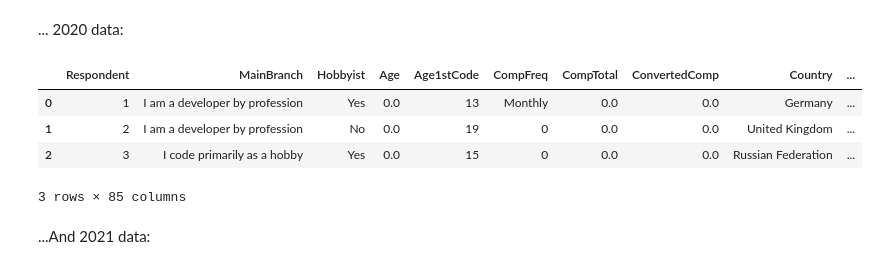
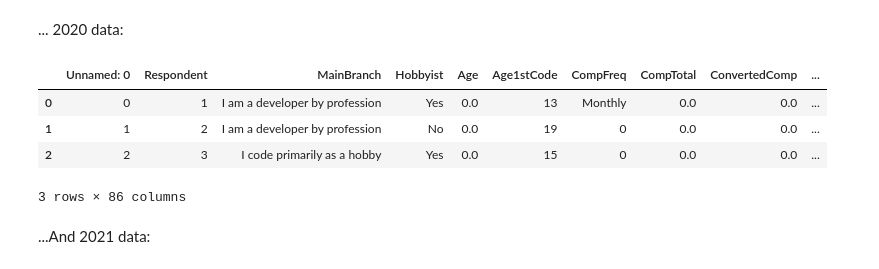
Before and after one commit to alfreedolf/stackoverflow_multiple_years, a Jupyter notebook: notebooks/1.LanguagesPopularityByYear.ipynb, the cells around one changed output. Saved outputs shown, nothing was run; the diff lists cells and outputs as text; code cells hidden in the pictures.

```diff
--- a/notebooks/1.LanguagesPopularityByYear.ipynb
+++ b/notebooks/1.LanguagesPopularityByYear.ipynb
@@ -261,18 +261,18 @@ df_surveys_19.head(3)
 file_name = "2020_results_prepared.csv"
 complete_file_name = os.path.join(path.parent, "data", file_name)
 # %%
-if os.path.isfile(file_name):
-    df_surveys_2020 = pd.read_csv(complete_file_name)
+if os.path.isfile(complete_file_name):
+    df_surveys_20 = pd.read_csv(complete_file_name)
 else:
     df_surveys_20 = feature_split(df=df_surveys_11_to_21[2020], column_to_split="LanguageWorkedWith", inplace=False)
     df_surveys_20.to_csv(complete_file_name)
 df_surveys_20.head(3)
 # %% [output]
-|  | Respondent | MainBranch | Hobbyist | Age | Age1stCode | CompFreq | CompTotal | ConvertedComp | Country | ... |
-| 0 | 1 | I am a developer by profession | Yes | 0.0 | 13 | Monthly | 0.0 | 0.0 | Germany | ... |
-| 1 | 2 | I am a developer by profession | No | 0.0 | 19 | 0 | 0.0 | 0.0 | United Kingdom | ... |
-| 2 | 3 | I code primarily as a hobby | Yes | 0.0 | 15 | 0 | 0.0 | 0.0 | Russian Federation | ... |
+|  | Unnamed: 0 | Respondent | MainBranch | Hobbyist | Age | Age1stCode | CompFreq | CompTotal | ConvertedComp | ... |
+| 0 | 0 | 1 | I am a developer by profession | Yes | 0.0 | 13 | Monthly | 0.0 | 0.0 | ... |
+| 1 | 1 | 2 | I am a developer by profession | No | 0.0 | 19 | 0 | 0.0 | 0.0 | ... |
+| 2 | 2 | 3 | I code primarily as a hobby | Yes | 0.0 | 15 | 0 | 0.0 | 0.0 | ... |
-3 rows × 85 columns
+3 rows × 86 columns
 # %% [markdown]
 ...And 2021 data:
 # %%
```
Also changed, not shown: parts of 35 cells of this notebook, 1 other file.
